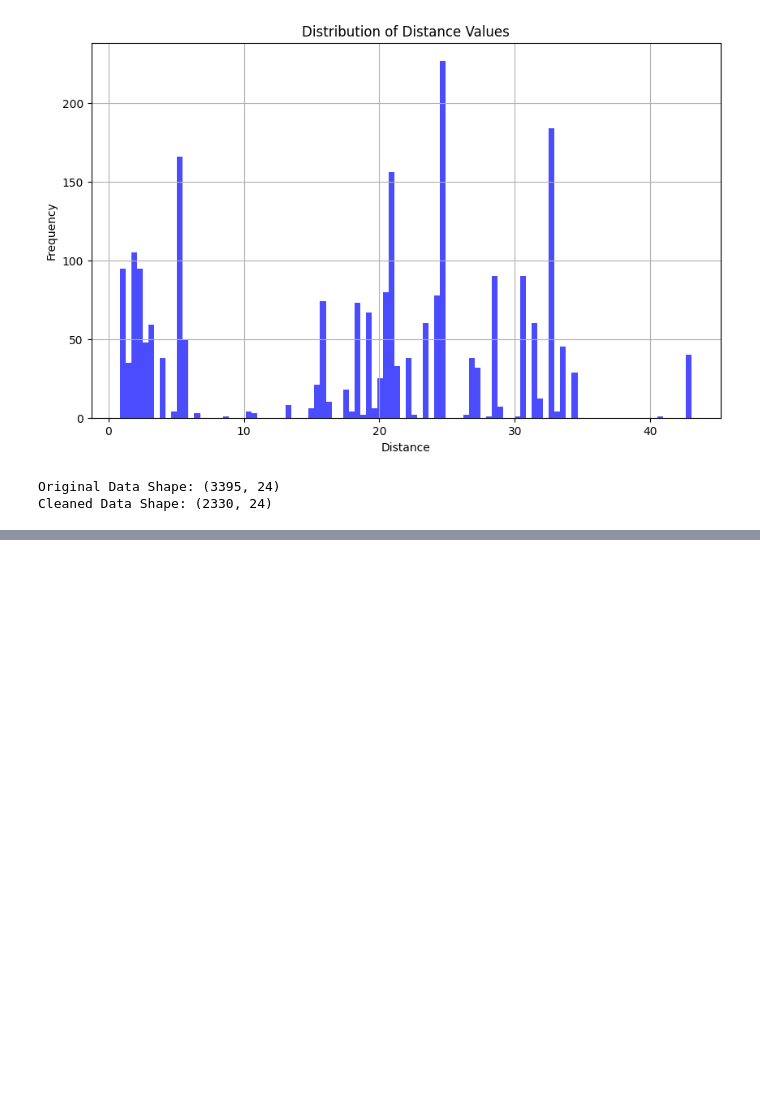
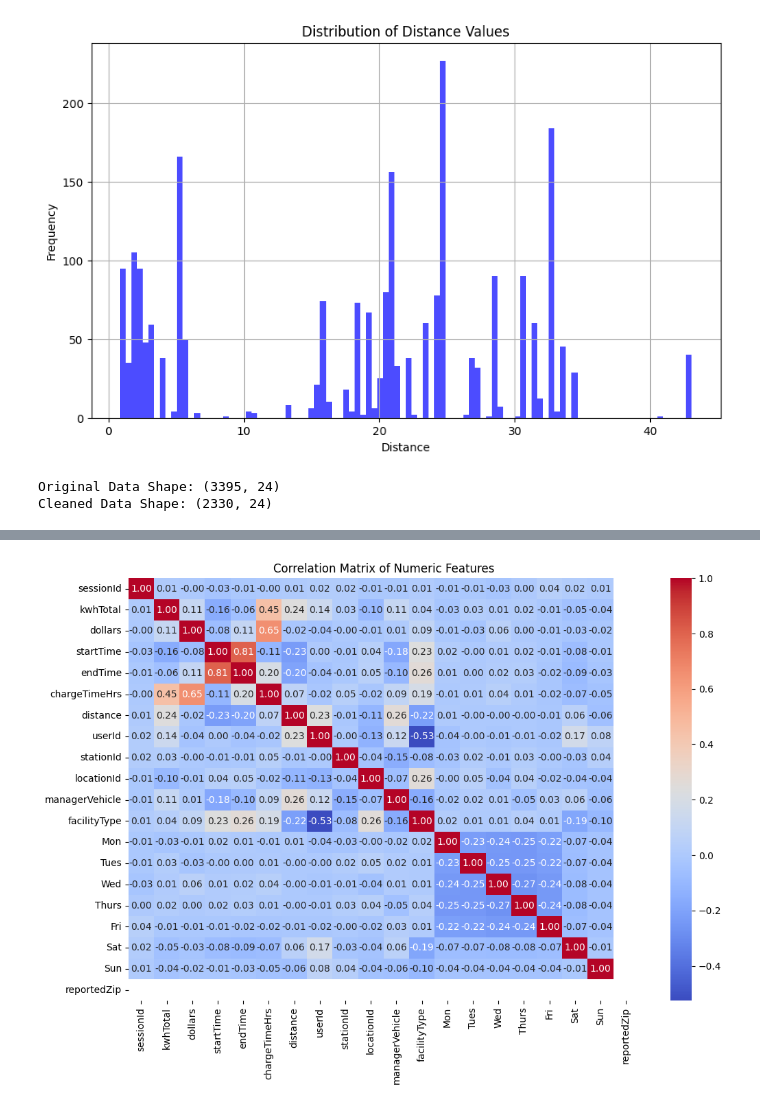
Before and after one commit to dm23aau/Project-on-EV-charging-Infrastrucure, a Jupyter notebook: Electric_Vehicle_Charging_Infrastructure.ipynb, the cells around one changed output, grey strips where cells are left out. Cells and saved outputs as stored; diff of their text form; code cells hidden in the pictures; blank space fills up the shorter version.

```diff
--- a/Electric_Vehicle_Charging_Infrastructure.ipynb
+++ b/Electric_Vehicle_Charging_Infrastructure.ipynb
@@ -70,0 +108,12 @@ Cleaned Data Shape: (2330, 24)
+# %%
+# Correlation matrix heatmap
+numeric_columns = cleaned_data.select_dtypes(include=[np.number])
+correlation_matrix = numeric_columns.corr()
+
+# Plot the correlation matrix
+plt.figure(figsize=(12, 8))
+sns.heatmap(correlation_matrix, annot=True, fmt=".2f", cmap='coolwarm')
+plt.title('Correlation Matrix of Numeric Features')
+plt.show()
+# %% [output]
+[figure, added]
```
Also changed, not shown: parts of 9 cells of this notebook.
